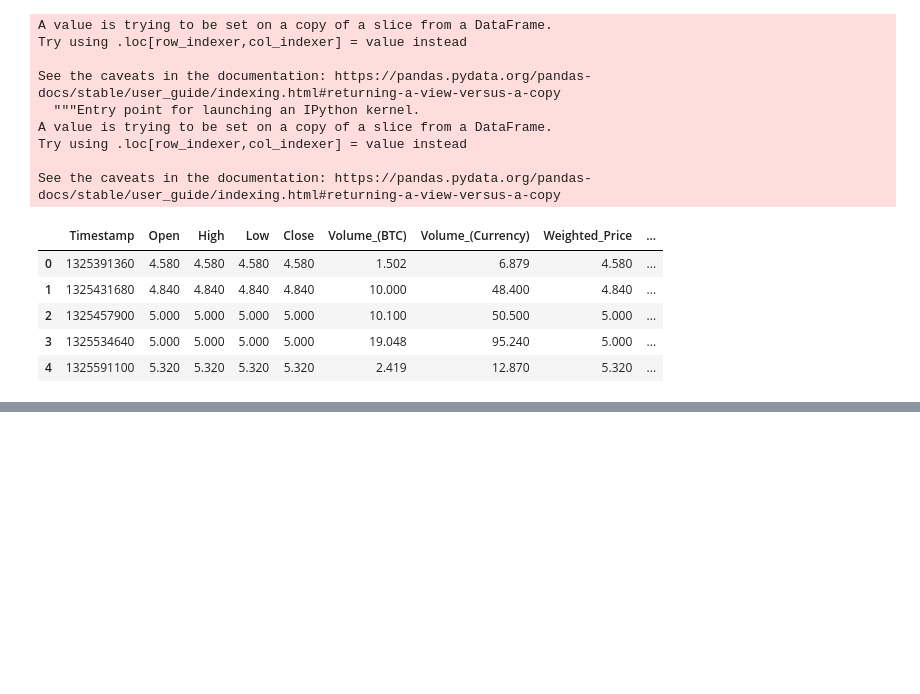
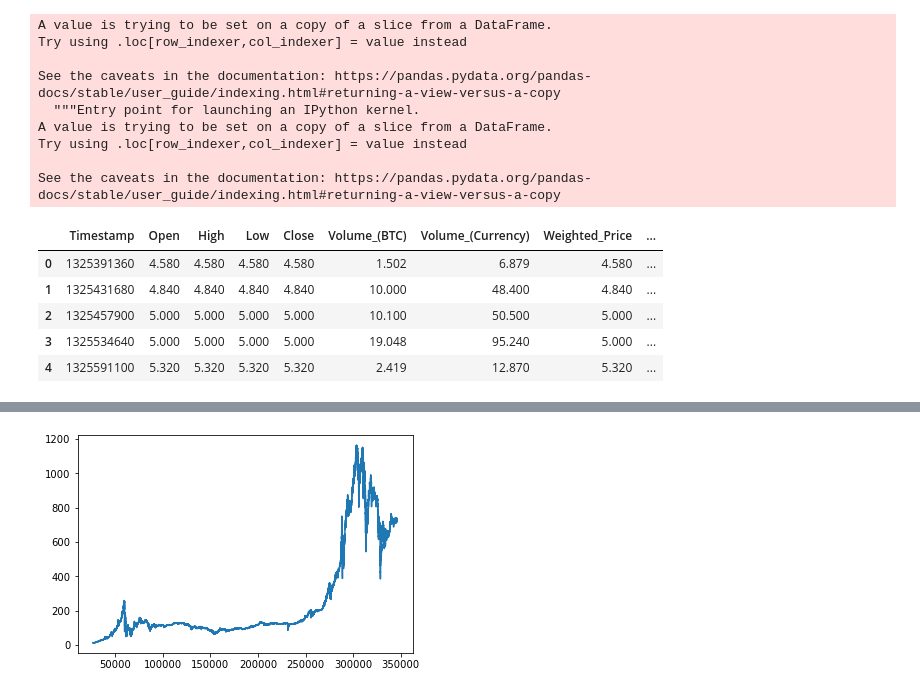
Before and after one commit to pat-tsai/BTC-historical-analysis, a Jupyter notebook: BTC_analysis/historical_analysis.ipynb, the cells around one changed output, grey strips where cells are left out. Cells and saved outputs as stored; diff of their text form; code cells hidden in the pictures; blank space fills up the shorter version.

```diff
--- a/BTC_analysis/historical_analysis.ipynb
+++ b/BTC_analysis/historical_analysis.ipynb
@@ -268,0 +395,5 @@ plt.savefig('BTC_bitstamp_trend_by_year.png', bbox_inches='tight', dpi=400) # bb
+# %%
+plt.plot(BTC2013.index, BTC2013['Weighted_Price'])
+plt.show()
+# %% [output]
+[figure, added]
```
Also changed, not shown: parts of 11 cells of this notebook, 1 other file.
